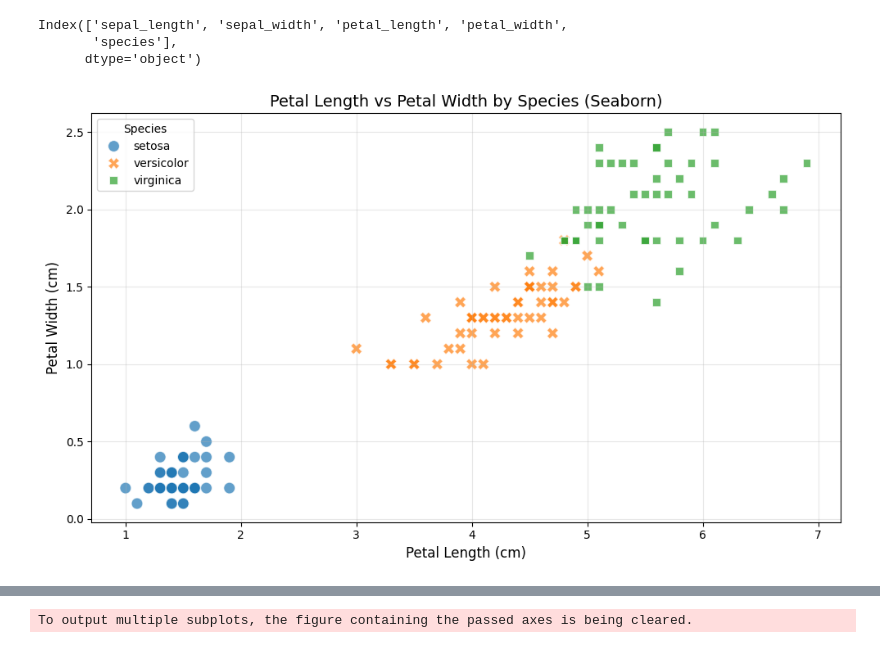
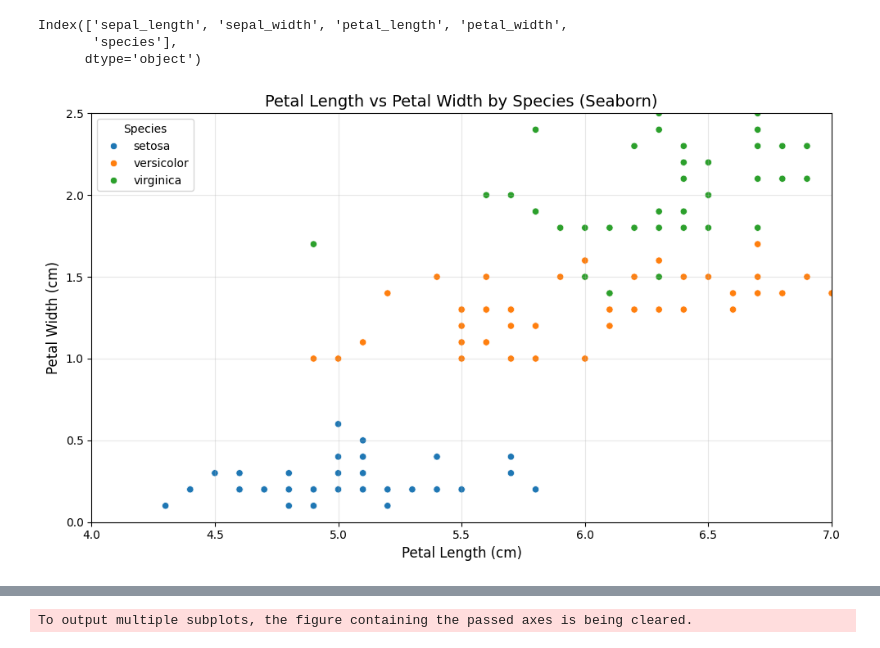
Before and after one commit to gracenaomi1122/my-first-repo, a Jupyter notebook: Batch2_EDA_Part1.ipynb, the cells around one changed output, grey strips where cells are left out. Saved outputs shown, nothing was run; the diff lists cells and outputs as text; code cells hidden in the pictures.

```diff
--- a/Batch2_EDA_Part1.ipynb
+++ b/Batch2_EDA_Part1.ipynb
@@ -164,19 +164,21 @@ Index(['sepal_length', 'sepal_width', 'petal_length', 'petal_width',
 # %%
 # Scatter plot using Seaborn
 plt.figure(figsize=(10, 6))
 
-sns.scatterplot(data=iris, x='petal_length', y='petal_width',
-                hue='species', style='species', s=100, alpha=0.7)
+sns.scatterplot(data=iris, x='sepal_length', y='petal_width',
+                hue='species')
 
 plt.xlabel('Petal Length (cm)', fontsize=12)
 plt.ylabel('Petal Width (cm)', fontsize=12)
 plt.title('Petal Length vs Petal Width by Species (Seaborn)', fontsize=14)
 plt.legend(title='Species', fontsize=10)
+plt.xlim(4,7)
+plt.ylim(0, 2.5)
 plt.grid(True, alpha=0.3)
 plt.tight_layout()
 plt.show()
 # %% [output]
-[figure, old version]
+[figure, new version]
 # %%
 # 3D scatter plot using Plotly
 fig = px.scatter_3d(iris,
```
Also changed, not shown: parts of 15 cells of this notebook.
